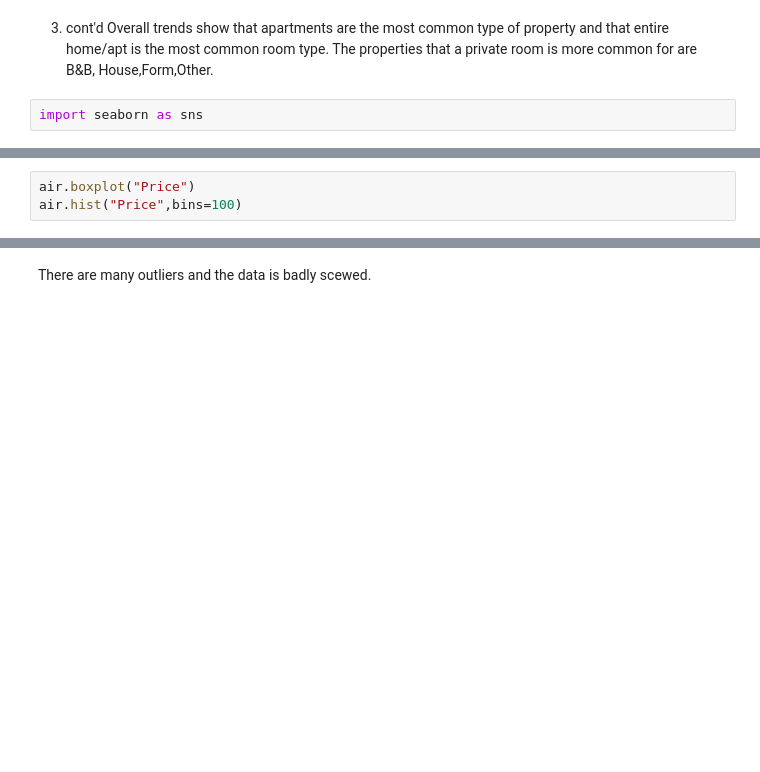
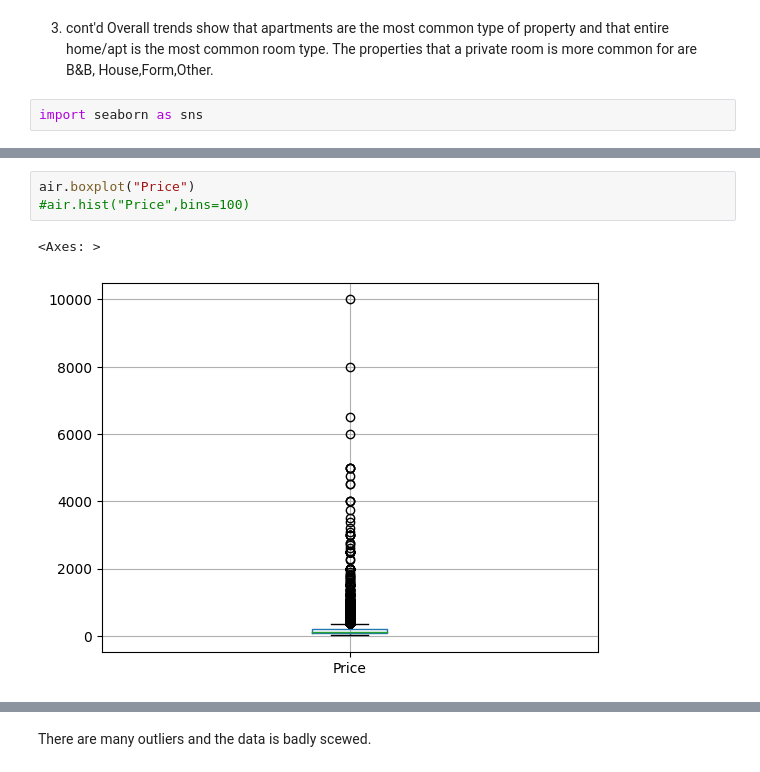
Before and after one commit to mbz8dg/assignment2, a Jupyter notebook: assignment2.ipynb, the cells around one changed output, grey strips where cells are left out. Cells and saved outputs as stored; diff of their text form; blank space fills up the shorter version.

```diff
--- a/assignment2.ipynb
+++ b/assignment2.ipynb
@@ -230,5 +308,8 @@ air["Price"].describe()
 # %%
 air.boxplot("Price")
-air.hist("Price",bins=100)
+#air.hist("Price",bins=100)
+# %% [output]
+<Axes: >
+[figure, added]
 # %%
 sns.kdeplot(air["Price"])
```
Also changed, not shown: parts of 17 cells of this notebook.
